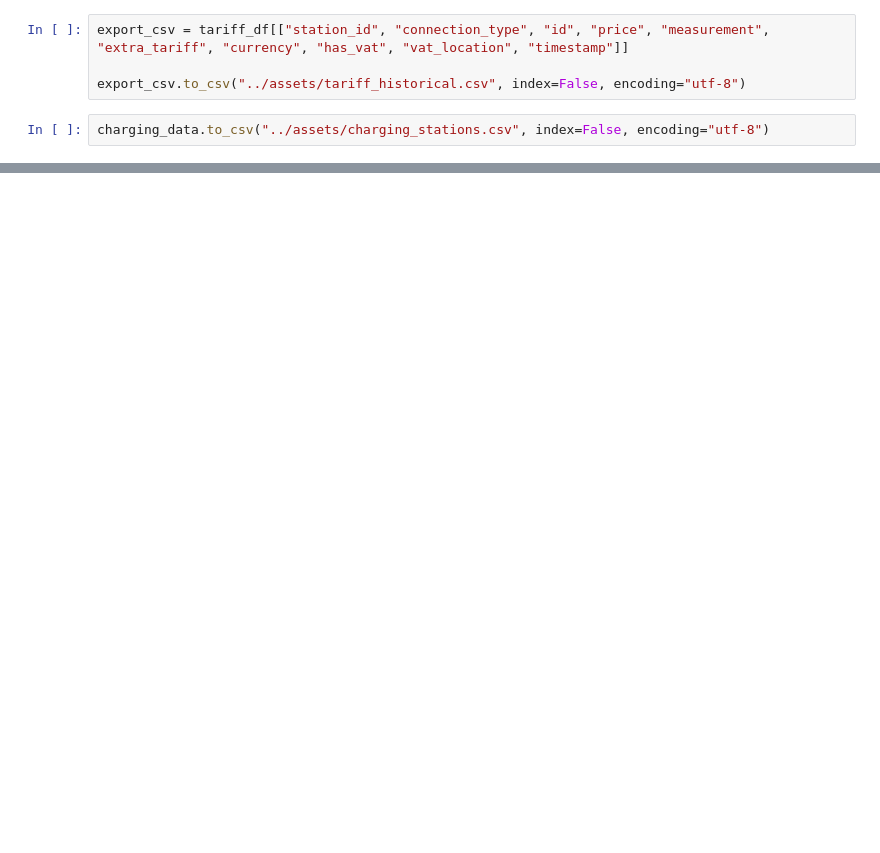
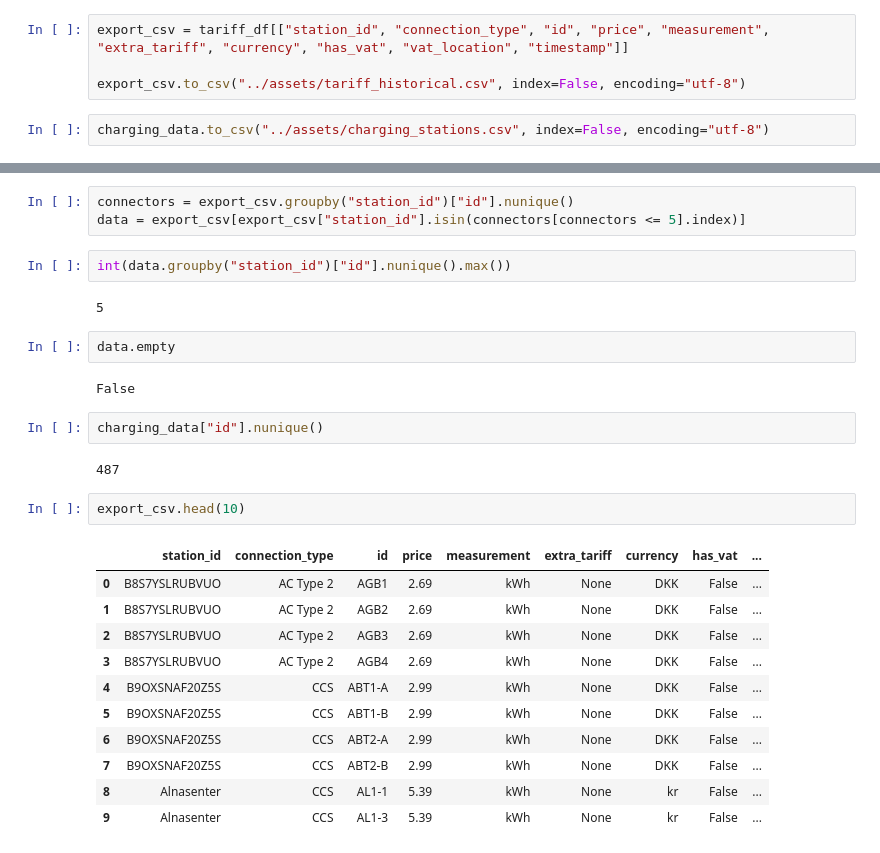
Before and after one commit to HFR1994/ev-charging-shinny, a Jupyter notebook: analysis/analysis.ipynb, the cells around one changed output, grey strips where cells are left out. Saved outputs shown, nothing was run; the diff lists cells and outputs as text; blank space fills up the shorter version.

```diff
--- a/analysis/analysis.ipynb
+++ b/analysis/analysis.ipynb
@@ -185,0 +267,29 @@ charging_data.to_csv("../assets/charging_stations.csv", index=False, encoding="u
+# %%
+connectors = export_csv.groupby("station_id")["id"].nunique()
+data = export_csv[export_csv["station_id"].isin(connectors[connectors <= 5].index)]
+# %%
+int(data.groupby("station_id")["id"].nunique().max())
+# %% [output]
+5
+# %%
+data.empty
+# %% [output]
+False
+# %%
+charging_data["id"].nunique()
+# %% [output]
+487
+# %%
+export_csv.head(10)
+# %% [output]
+|  | station_id | connection_type | id | price | measurement | extra_tariff | currency | has_vat | ... |
+| 0 | B8S7YSLRUBVUO | AC Type 2 | AGB1 | 2.69 | kWh | None | DKK | False | ... |
+| 1 | B8S7YSLRUBVUO | AC Type 2 | AGB2 | 2.69 | kWh | None | DKK | False | ... |
+| 2 | B8S7YSLRUBVUO | AC Type 2 | AGB3 | 2.69 | kWh | None | DKK | False | ... |
+| 3 | B8S7YSLRUBVUO | AC Type 2 | AGB4 | 2.69 | kWh | None | DKK | False | ... |
+| 4 | B9OXSNAF20Z5S | CCS | ABT1-A | 2.99 | kWh | None | DKK | False | ... |
+| 5 | B9OXSNAF20Z5S | CCS | ABT1-B | 2.99 | kWh | None | DKK | False | ... |
+| 6 | B9OXSNAF20Z5S | CCS | ABT2-A | 2.99 | kWh | None | DKK | False | ... |
+| 7 | B9OXSNAF20Z5S | CCS | ABT2-B | 2.99 | kWh | None | DKK | False | ... |
+| 8 | Alnasenter | CCS | AL1-1 | 5.39 | kWh | None | kr | False | ... |
+| 9 | Alnasenter | CCS | AL1-3 | 5.39 | kWh | None | kr | False | ... |
```
Also changed, not shown: parts of 10 cells of this notebook, 5 other files.
